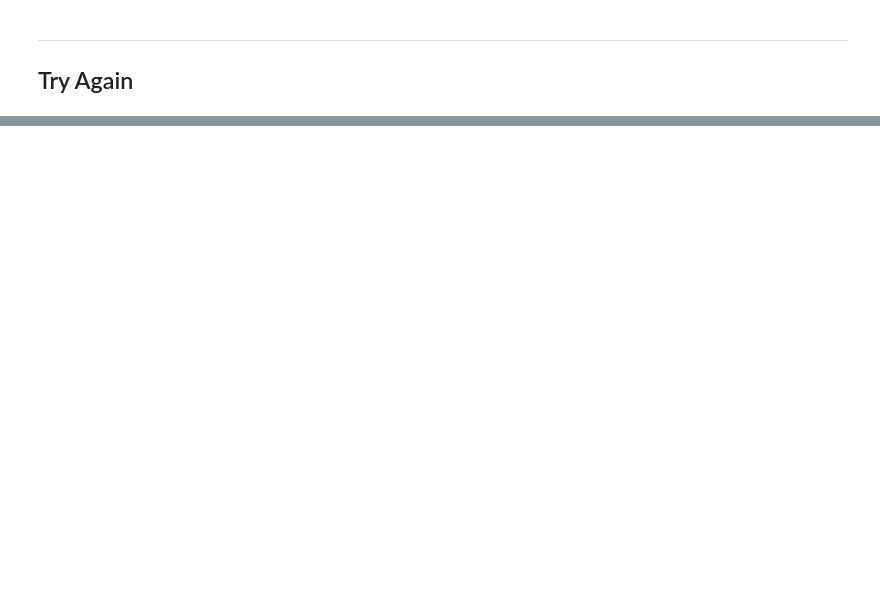
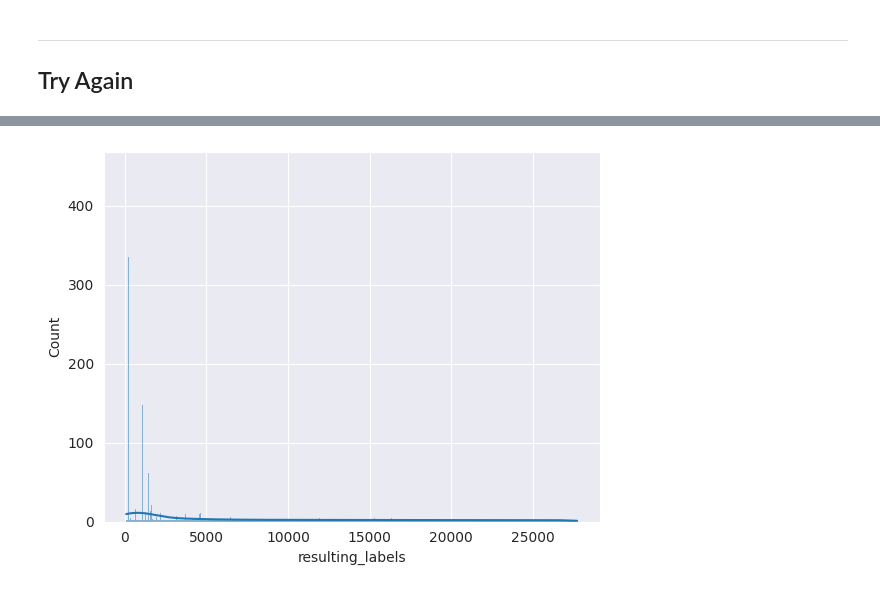
Before and after one commit to Dpbm/qcop, a Jupyter notebook: notebooks/fix-measurements.ipynb, the cells around one changed output, grey strips where cells are left out. Drawn from its saved outputs; the diff is of its cells as text; code cells hidden in the pictures; blank space fills up the shorter version.

```diff
--- a/notebooks/fix-measurements.ipynb
+++ b/notebooks/fix-measurements.ipynb
@@ -465,0 +565,5 @@ to_save.to_csv(FILE, index=False)
+# %%
+sns.histplot(data=remain, x="resulting_labels", binwidth=2, kde=True)
+plt.show()
+# %% [output]
+[figure, added]
```
Also changed, not shown: parts of 50 cells of this notebook, 8 other files.
